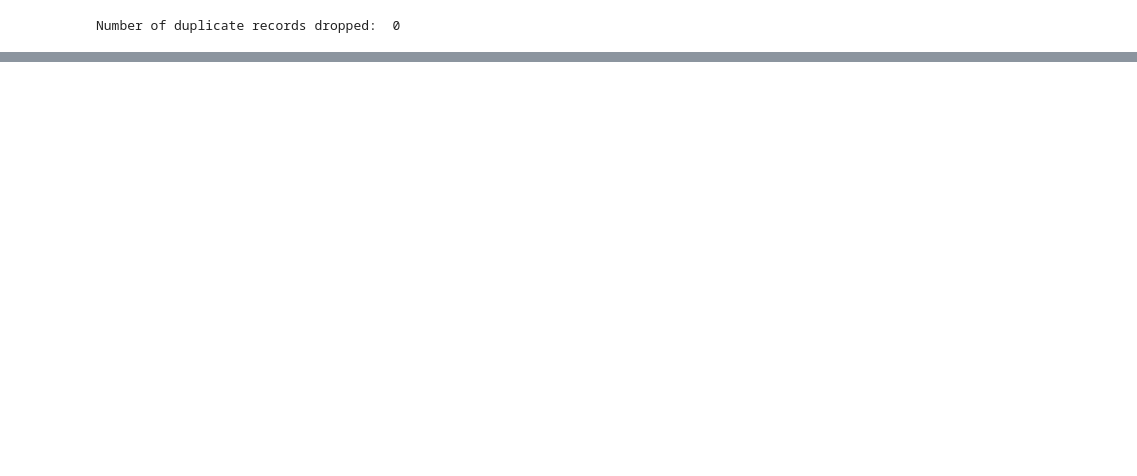
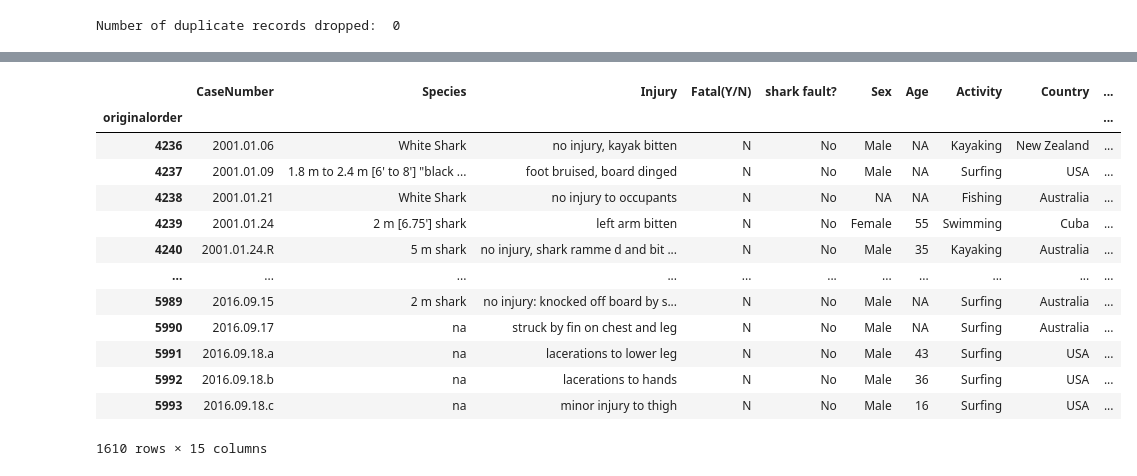
Before and after one commit to Brunadiasmiguel/Shark_attack_data_cleaning, a Jupyter notebook: data-wrangling.ipynb, the cells around one changed output, grey strips where cells are left out. Saved outputs shown, nothing was run; the diff lists cells and outputs as text; code cells hidden in the pictures; blank space fills up the shorter version.

```diff
--- a/data-wrangling.ipynb
+++ b/data-wrangling.ipynb
@@ -226,3 +236,11 @@ Name: Year, Length: 165, dtype: int64
+# %%
+# hypothetically, i got an indication that only the last 20 years should matter
+#i created a case my head of data decided that only the last 20 years would matter
+# couldn´t substitute the rows with loc method, left for discussion
+
+# csharks.loc[csharks['Year']<=2000]
+
+csharks.drop(csharks[csharks['Year']<=2000].index, inplace=True)
 # %%
 #confirm no duplicates left
 
@@ -436,6 +404,5 @@ csharks.groupby(by='Age')
 # %%
 #clean up the type
-
 #eliminate invalids
 
 csharks.drop(csharks[csharks['Type'] == 'Invalid'].index, inplace=True)
@@ -444,6 +411,6 @@ csharks.drop(csharks[csharks['Type'] == 'Invalid'].index, inplace=True)
 
 csharks.Type = (csharks.Type.str.replace('Boating', 'Boat'))
 
-#create new category, because we want to protect the sharks and it´s not their fault boat or sea disasters!
+#Created new category, because we want to protect the sharks and it´s not their fault boat or sea disasters!
 
-csharks['shark fault?']=np.where(csharks['Type']=='Provoked',"Yes",'No')
+csharks['shark fault?']=np.where(csharks['Type']=='Provoked','Y','N')
@@ -466,2 +426,17 @@ csharks.head()
+# %%
+#basic clean up injury
+
+csharks.Injury = (csharks.Injury
+                            .str.replace('?', '')
+                            .str.replace('&', 'and')
+                            .str.lower())
+# %%
+#basic clean up activity
+
+csharks.Activity = (csharks.Activity
+                            .str.replace('?', '')
+                            .str.replace('&', 'and')
+                            .str.lower()
+                            .str.title())
 # %%
 #clean up the Gender
@@ -566,0 +591,23 @@ csharks
+# %%
+#reorder columns
+
+order_list=['CaseNumber','Species','Injury', 'Fatal(Y/N)','shark fault?','Sex', 'Age','Activity','Country', 'Area', 'Year','Date','Time','Type','InvestigatororSource']
+
+csharks=csharks[order_list]
+
+csharks
+# %% [output]
+|  | CaseNumber | Species | Injury | Fatal(Y/N) | shark fault? | Sex | Age | Activity | Country | ... |
+| originalorder |  |  |  |  |  |  |  |  |  | ... |
+| 4236 | 2001.01.06 | White Shark | no injury, kayak bitten | N | No | Male | NA | Kayaking | New Zealand | ... |
+| 4237 | 2001.01.09 | 1.8 m to 2.4 m [6' to 8'] "black ... | foot bruised, board dinged | N | No | Male | NA | Surfing | USA | ... |
+| 4238 | 2001.01.21 | White Shark | no injury to occupants | N | No | NA | NA | Fishing | Australia | ... |
+| 4239 | 2001.01.24 | 2 m [6.75'] shark | left arm bitten | N | No | Female | 55 | Swimming | Cuba | ... |
+| 4240 | 2001.01.24.R | 5 m shark | no injury, shark ramme d and bit ... | N | No | Male | 35 | Kayaking | Australia | ... |
+| ... | ... | ... | ... | ... | ... | ... | ... | ... | ... | ... |
+| 5989 | 2016.09.15 | 2 m shark | no injury: knocked off board by s... | N | No | Male | NA | Surfing | Australia | ... |
+| 5990 | 2016.09.17 | na | struck by fin on chest and leg | N | No | Male | NA | Surfing | Australia | ... |
+| 5991 | 2016.09.18.a | na | lacerations to lower leg | N | No | Male | 43 | Surfing | USA | ... |
+| 5992 | 2016.09.18.b | na | lacerations to hands | N | No | Male | 36 | Surfing | USA | ... |
+| 5993 | 2016.09.18.c | na | minor injury to thigh | N | No | Male | 16 | Surfing | USA | ... |
+1610 rows × 15 columns
```
Also changed, not shown: parts of 32 cells of this notebook.
